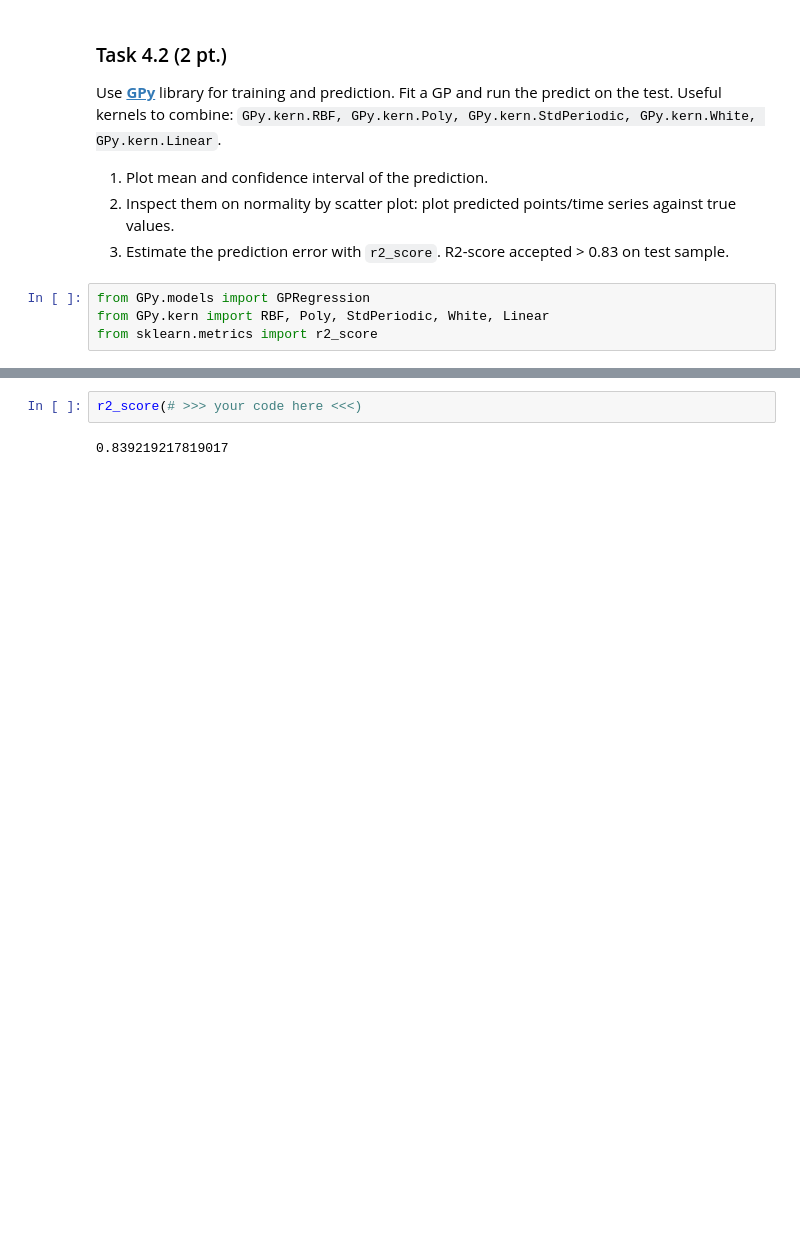
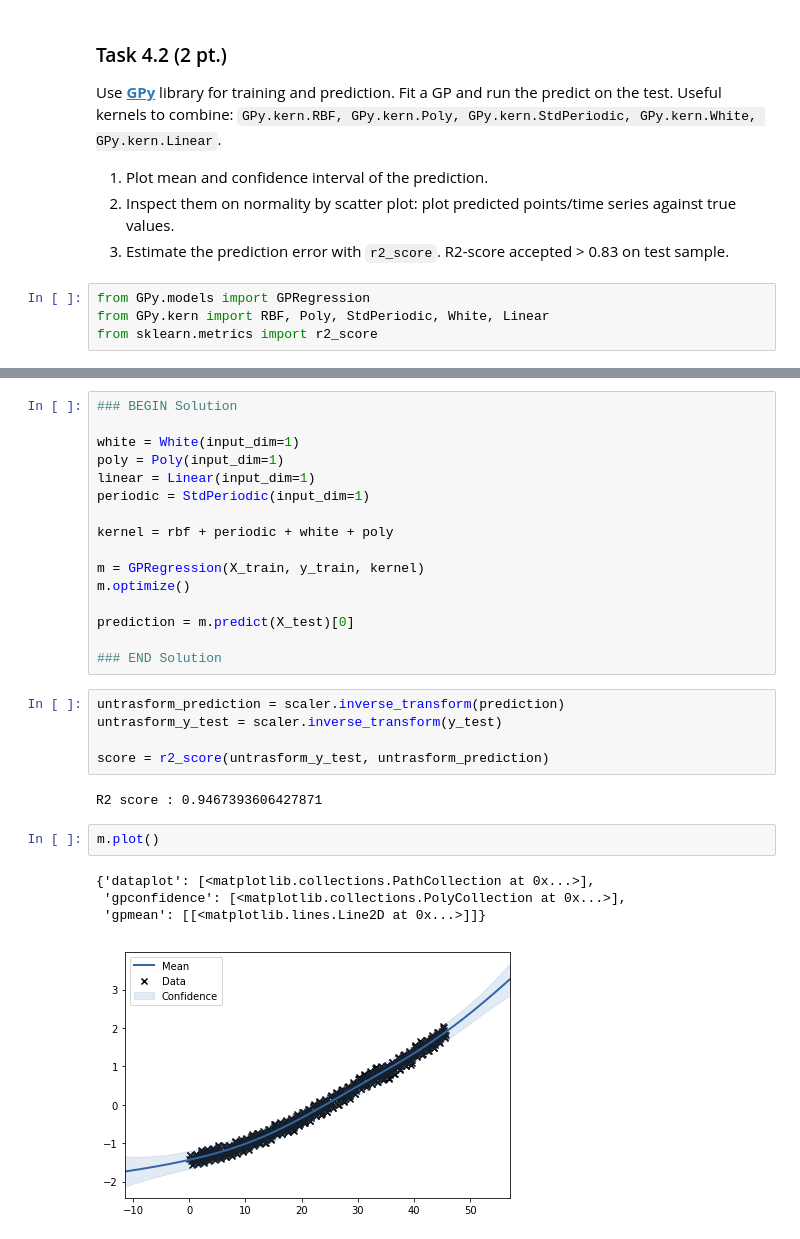
Before and after one commit to Bullldoger/Skoltech_ML, a Jupyter notebook: Assignment 3/ML2019HW03-part1.ipynb, the cells around one changed output, grey strips where cells are left out. Saved outputs shown, nothing was run; the diff lists cells and outputs as text; blank space fills up the shorter version.

```diff
--- a/Assignment 3/ML2019HW03-part1.ipynb
+++ b/Assignment 3/ML2019HW03-part1.ipynb
@@ -357,4 +360,30 @@ k.plot()
-# %%
-r2_score(# >>> your code here <<<)
-# %% [output]
-0.839219217819017
+# %%
+### BEGIN Solution
+
+white = White(input_dim=1)
+poly = Poly(input_dim=1)
+linear = Linear(input_dim=1)
+periodic = StdPeriodic(input_dim=1)
+
+kernel = rbf + periodic + white + poly
+
+m = GPRegression(X_train, y_train, kernel)
+m.optimize()
+
+prediction = m.predict(X_test)[0]
+
+### END Solution
+# %%
+untrasform_prediction = scaler.inverse_transform(prediction)
+untrasform_y_test = scaler.inverse_transform(y_test)
+
+score = r2_score(untrasform_y_test, untrasform_prediction)
+# %% [output]
+R2 score : 0.9467393606427871
+# %%
+m.plot()
+# %% [output]
+{'dataplot': [<matplotlib.collections.PathCollection at 0x...>],
+ 'gpconfidence': [<matplotlib.collections.PolyCollection at 0x...>],
+ 'gpmean': [[<matplotlib.lines.Line2D at 0x...>]]}
+[figure, added]
```
Also changed, not shown: parts of 13 cells of this notebook, 1 other file.
